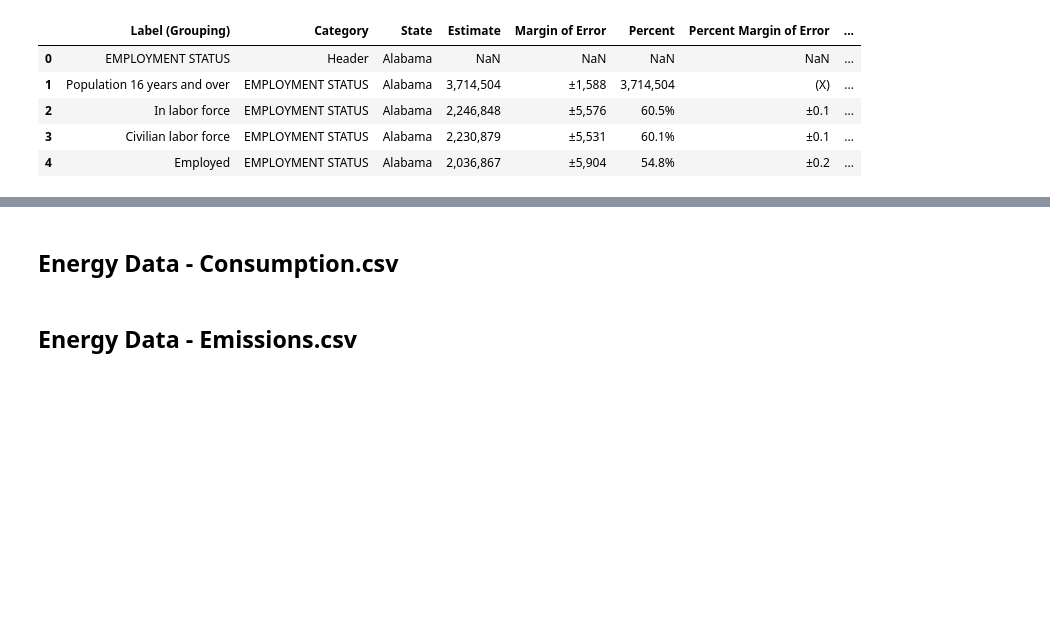
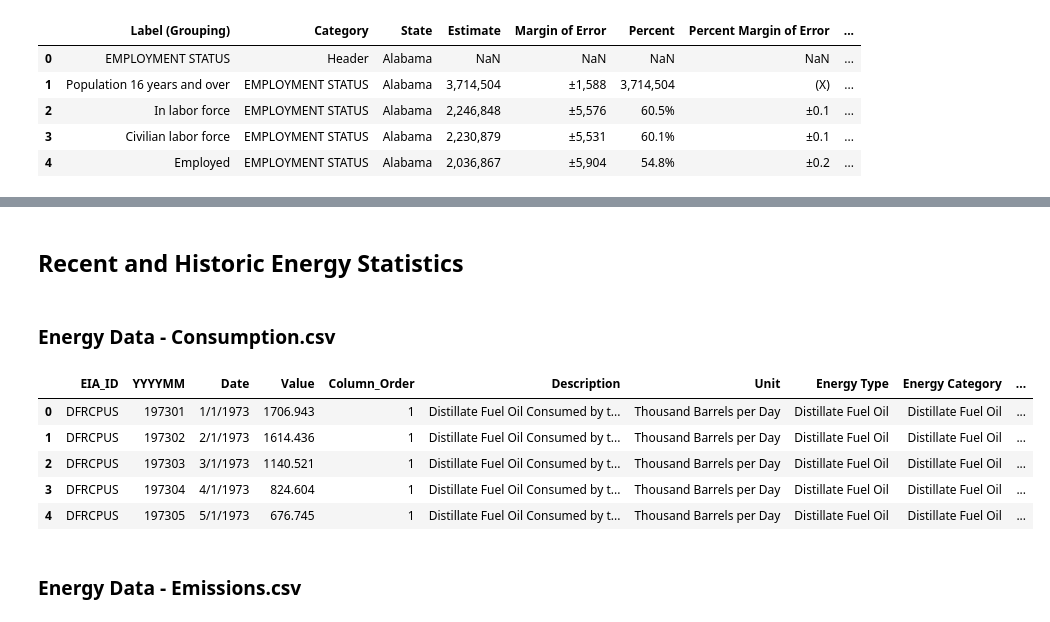
Before and after one commit to nklatsky/datathon-s24-team4-code, a Jupyter notebook: eda.ipynb, the cells around one changed output, grey strips where cells are left out. Cells and saved outputs as stored; diff of their text form; code cells hidden in the pictures; blank space fills up the shorter version.

Commit message:
importing all CSVs

```diff
--- a/eda.ipynb
+++ b/eda.ipynb
@@ -130,4 +196,20 @@ Year  -  <class 'numpy.int64'>
+# %% [markdown]
+## Recent and Historic Energy Statistics
 # %% [markdown]
-## **Energy Data - Consumption.csv**
+### **Energy Data - Consumption.csv**
+# %%
+# import data
+
+energy_consumption_path = data_folderpath + r"\Energy Data - Consumption.csv"
+energy_consumption = pd.read_csv(energy_consumption_path)
+
+energy_consumption.head()
+# %% [output]
+|  | EIA_ID | YYYYMM | Date | Value | Column_Order | Description | Unit | Energy Type | Energy Category | ... |
+| 0 | DFRCPUS | 197301 | 1/1/1973 | 1706.943 | 1 | Distillate Fuel Oil Consumed by t... | Thousand Barrels per Day | Distillate Fuel Oil | Distillate Fuel Oil | ... |
+| 1 | DFRCPUS | 197302 | 2/1/1973 | 1614.436 | 1 | Distillate Fuel Oil Consumed by t... | Thousand Barrels per Day | Distillate Fuel Oil | Distillate Fuel Oil | ... |
+| 2 | DFRCPUS | 197303 | 3/1/1973 | 1140.521 | 1 | Distillate Fuel Oil Consumed by t... | Thousand Barrels per Day | Distillate Fuel Oil | Distillate Fuel Oil | ... |
+| 3 | DFRCPUS | 197304 | 4/1/1973 | 824.604 | 1 | Distillate Fuel Oil Consumed by t... | Thousand Barrels per Day | Distillate Fuel Oil | Distillate Fuel Oil | ... |
+| 4 | DFRCPUS | 197305 | 5/1/1973 | 676.745 | 1 | Distillate Fuel Oil Consumed by t... | Thousand Barrels per Day | Distillate Fuel Oil | Distillate Fuel Oil | ... |
 # %% [markdown]
-## **Energy Data - Emissions.csv**
+### **Energy Data - Emissions.csv**
```
Also changed, not shown: parts of 20 cells of this notebook.
